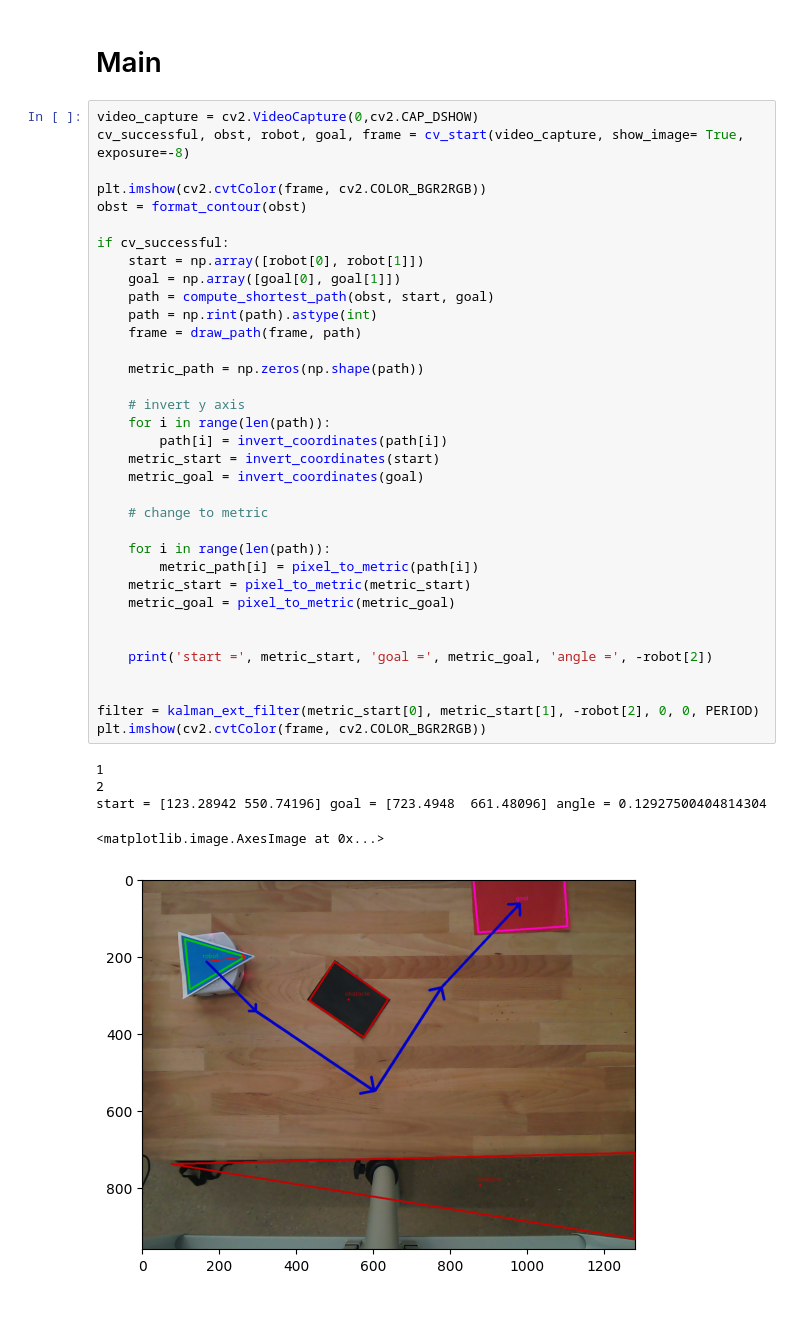
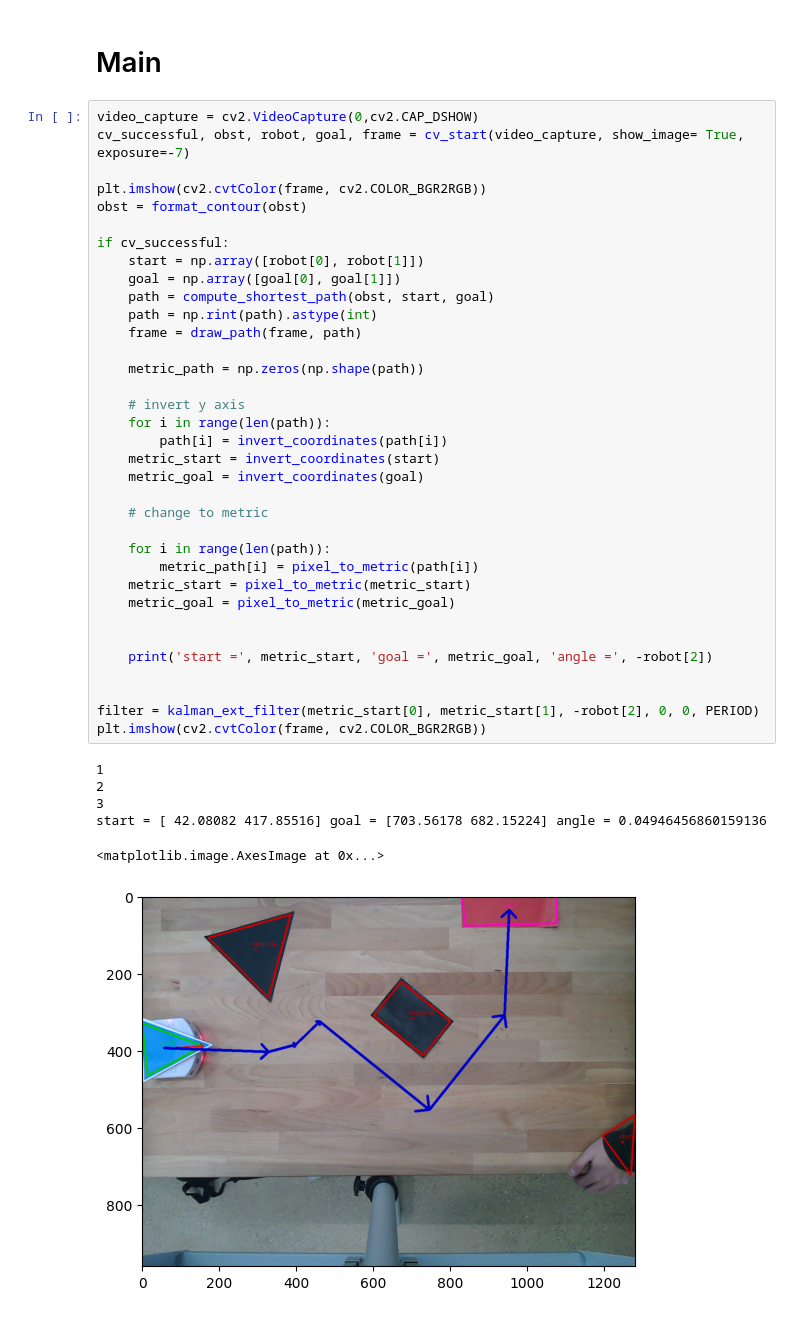
Before and after one commit to jsilveira1409/MICRO-452-Basics-of-mobile-robotics, a Jupyter notebook: project2.ipynb, the cells around one changed output. Drawn from its saved outputs; the diff is of its cells as text.

```diff
--- a/project2.ipynb
+++ b/project2.ipynb
@@ -131,7 +145,7 @@ def pathing (video_capture, filter, path, x0, y0, theta0, periode=0.01):
 # Main
 # %%
 video_capture = cv2.VideoCapture(0,cv2.CAP_DSHOW)
-cv_successful, obst, robot, goal, frame = cv_start(video_capture, show_image= True, exposure=-8)
+cv_successful, obst, robot, goal, frame = cv_start(video_capture, show_image= True, exposure=-7)
 
 plt.imshow(cv2.cvtColor(frame, cv2.COLOR_BGR2RGB))
 obst = format_contour(obst)
@@ -141,35 +155,36 @@ if cv_successful:
     goal = np.array([goal[0], goal[1]])
     path = compute_shortest_path(obst, start, goal)
     path = np.rint(path).astype(int)
     frame = draw_path(frame, path)
 
     metric_path = np.zeros(np.shape(path))
 
     # invert y axis
     for i in range(len(path)):
         path[i] = invert_coordinates(path[i])
     metric_start = invert_coordinates(start)
     metric_goal = invert_coordinates(goal)
 
     # change to metric
 
     for i in range(len(path)):
         metric_path[i] = pixel_to_metric(path[i])
     metric_start = pixel_to_metric(metric_start)
     metric_goal = pixel_to_metric(metric_goal)
 
 
     print('start =', metric_start, 'goal =', metric_goal, 'angle =', -robot[2])
 
 
 filter = kalman_ext_filter(metric_start[0], metric_start[1], -robot[2], 0, 0, PERIOD)
 plt.imshow(cv2.cvtColor(frame, cv2.COLOR_BGR2RGB))
 # %% [output]
 1
 2
-start = [123.28942 550.74196] goal = [723.4948  661.48096] angle = 0.12927500404814304
+3
+start = [ 42.08082 417.85516] goal = [703.56178 682.15224] angle = 0.04946456860159136
 <matplotlib.image.AxesImage at 0x...>
-[figure, old version]
+[figure, new version]
 # %%
 #ret, frame = video_capture.read()
 #print(ret)
```
Also changed, not shown: parts of 6 cells of this notebook, 1 other file.
